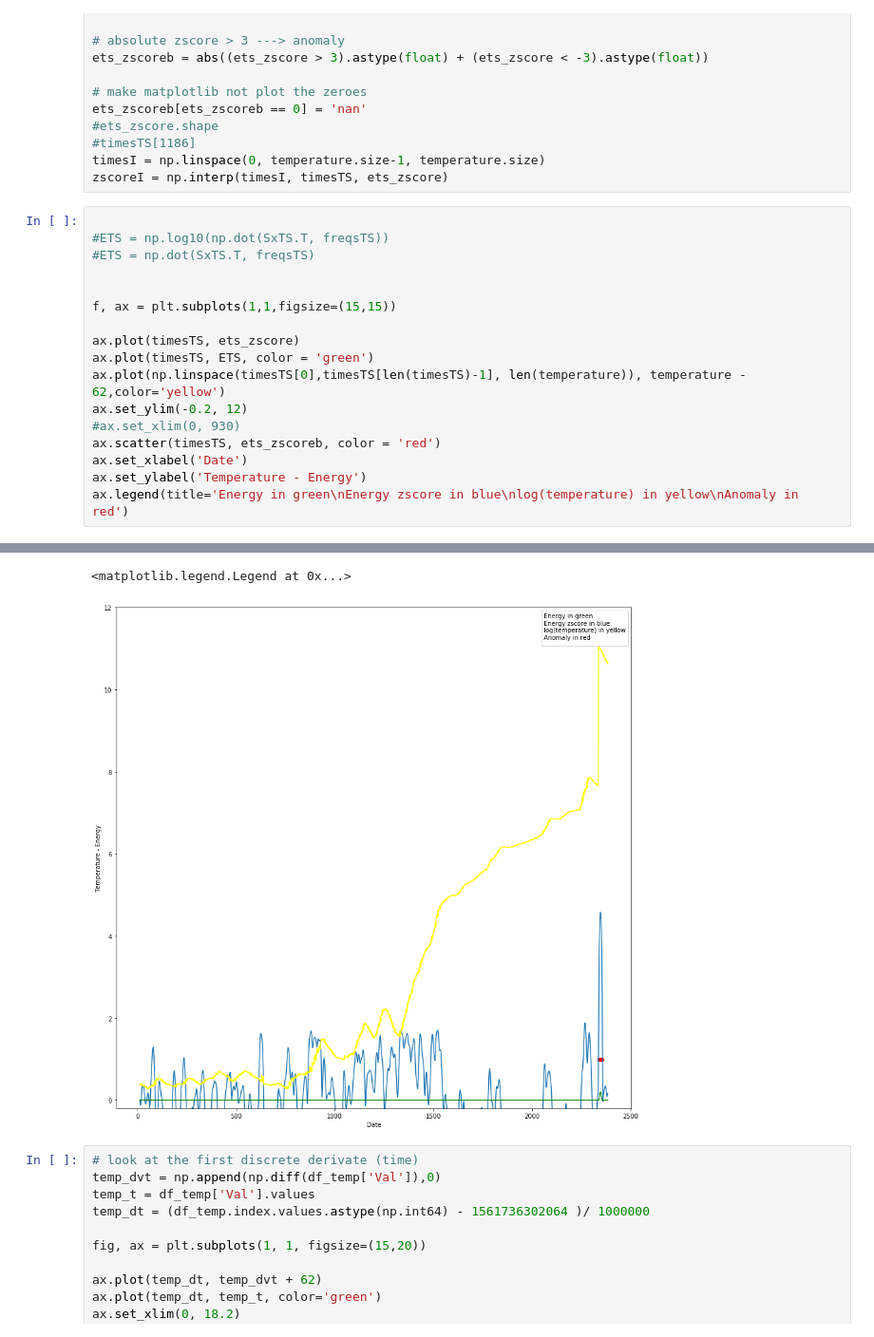
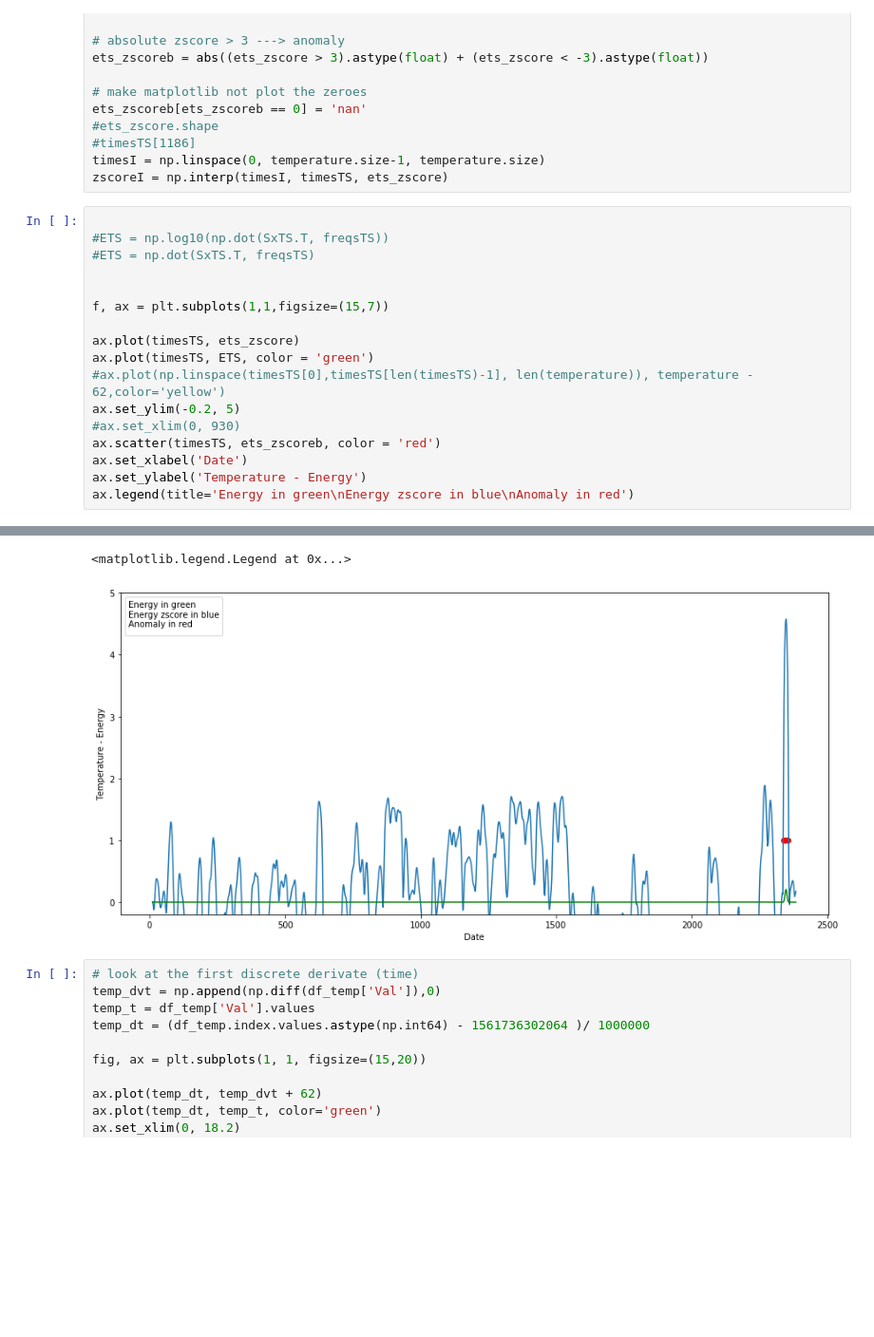
Before and after one commit to sedgewickmm18/mmfunctions, a Jupyter notebook: AnomalyLauren.ipynb, the cells around one changed output, grey strips where cells are left out. Shown at 95% size. Cells and saved outputs as stored; diff of their text form; blank space fills up the shorter version.

```diff
--- a/AnomalyLauren.ipynb
+++ b/AnomalyLauren.ipynb
@@ -232,15 +181,15 @@ zscoreI = np.interp(timesI, timesTS, ets_zscore)
 #ETS = np.dot(SxTS.T, freqsTS)
 
 
-f, ax = plt.subplots(1,1,figsize=(15,15))
+f, ax = plt.subplots(1,1,figsize=(15,7))
 
 ax.plot(timesTS, ets_zscore)
 ax.plot(timesTS, ETS, color = 'green')
-ax.plot(np.linspace(timesTS[0],timesTS[len(timesTS)-1], len(temperature)), temperature - 62,color='yellow')
-ax.set_ylim(-0.2, 12)
+#ax.plot(np.linspace(timesTS[0],timesTS[len(timesTS)-1], len(temperature)), temperature - 62,color='yellow')
+ax.set_ylim(-0.2, 5)
 #ax.set_xlim(0, 930)
 ax.scatter(timesTS, ets_zscoreb, color = 'red')
 ax.set_xlabel('Date')
 ax.set_ylabel('Temperature - Energy')
-ax.legend(title='Energy in green\nEnergy zscore in blue\nlog(temperature) in yellow\nAnomaly in red')
+ax.legend(title='Energy in green\nEnergy zscore in blue\nAnomaly in red')
 # %% [output]
@@ -248,5 +197,5 @@ ax.legend(title='Energy in green\nEnergy zscore in blue\nlog(temperature) in yel
 <matplotlib.legend.Legend at 0x...>
-[figure, old version]
+[figure, new version]
 # %%
 # look at the first discrete derivate (time)
 temp_dvt = np.append(np.diff(df_temp['Val']),0)
```
Also changed, not shown: parts of 13 cells of this notebook, 3 other files.
